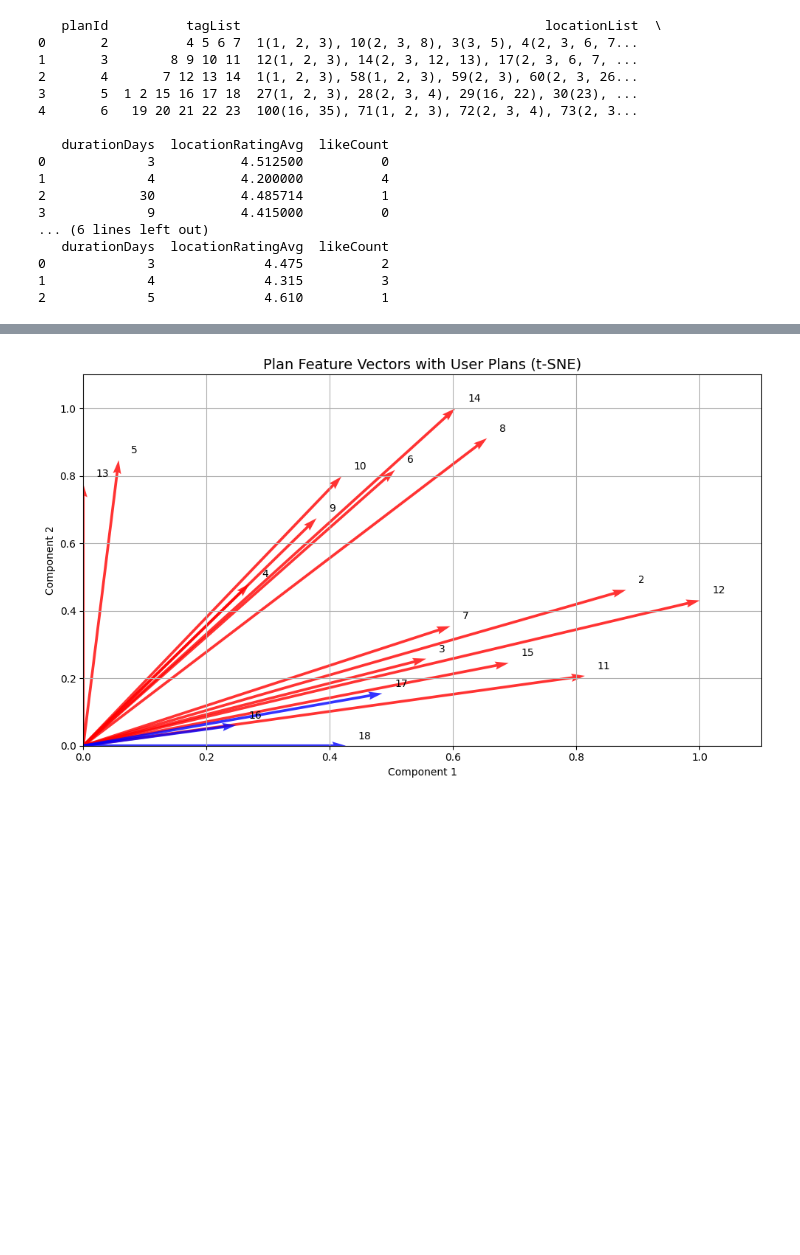
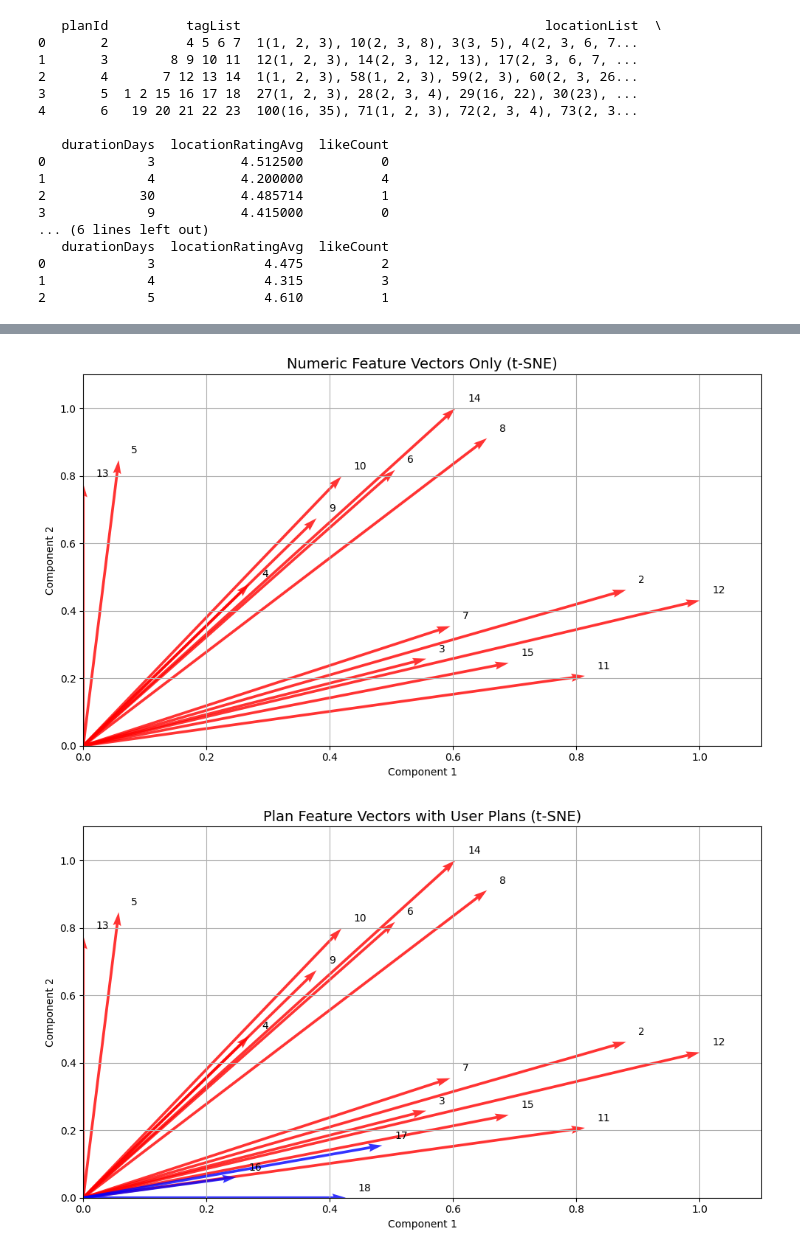
Before and after one commit to tripwith-dev/plan-recommender, a Jupyter notebook: tsne.ipynb, the cells around one changed output, grey strips where cells are left out. Saved outputs shown, nothing was run; the diff lists cells and outputs as text; code cells hidden in the pictures; blank space fills up the shorter version.

Commit message:
docs: plan vector intro

```diff
--- a/tsne.ipynb
+++ b/tsne.ipynb
@@ -85,6 +85,35 @@ Returning the number of logical cores instead. You can silence this warning by s
                              ^^^^
                              startupinfo)
                              ^^^^^^^^^^^^
+# %%
+# 시각화
+u = vector_2d_norm[:, 0]
+v = vector_2d_norm[:, 1]
+start_x = np.zeros_like(u)
+start_y = np.zeros_like(v)
+
+fig = plt.figure(figsize=(10, 6), dpi=100)
+ax = fig.add_subplot(1, 1, 1)
+
+# 기존 plan: 빨간색
+ax.quiver(start_x[:len(df)], start_y[:len(df)], u[:len(df)], v[:len(df)],
+          angles='xy', scale_units='xy', scale=1, color='red', alpha=0.8, width=0.004)
+
+# planId 표시
+all_plan_ids = list(df['planId'])
+for i, plan_id in enumerate(all_plan_ids):
+    ax.text(u[i] + 0.02, v[i] + 0.02, str(plan_id), fontsize=10)
+
+ax.set_xlim(0, 1.1)
+ax.set_ylim(0, 1.1)
+ax.set_title('Numeric Feature Vectors Only (t-SNE)', fontsize=14)
+ax.set_xlabel('Component 1')
+ax.set_ylabel('Component 2')
+ax.grid(True)
+plt.tight_layout()
+plt.show()
+# %% [output]
+[figure, added]
 # %%
 # 시각화
 u = vector_2d_norm[:, 0]
```
Also changed, not shown: parts of 2 cells of this notebook, 4 other files.
